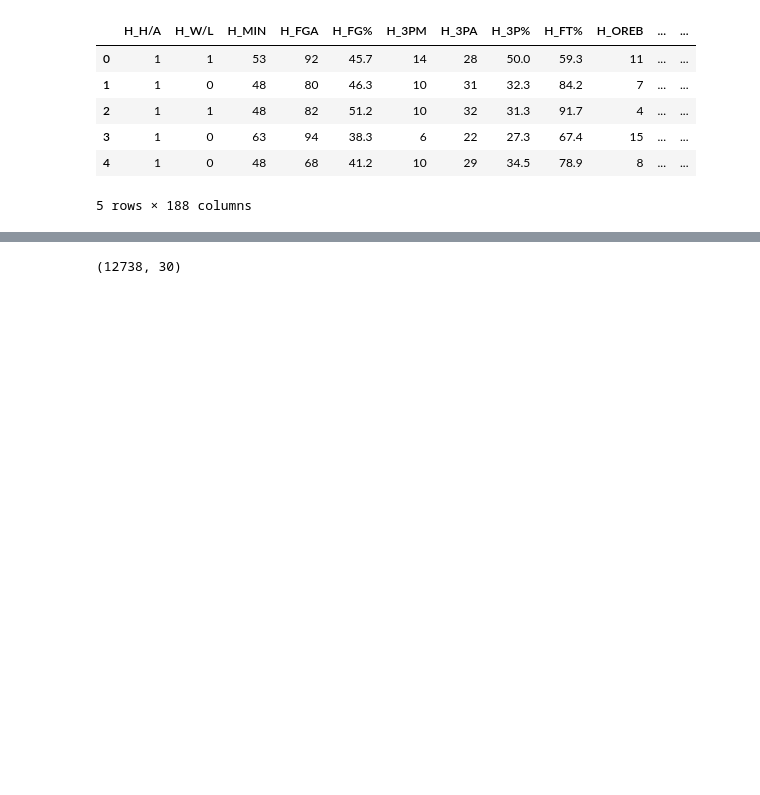
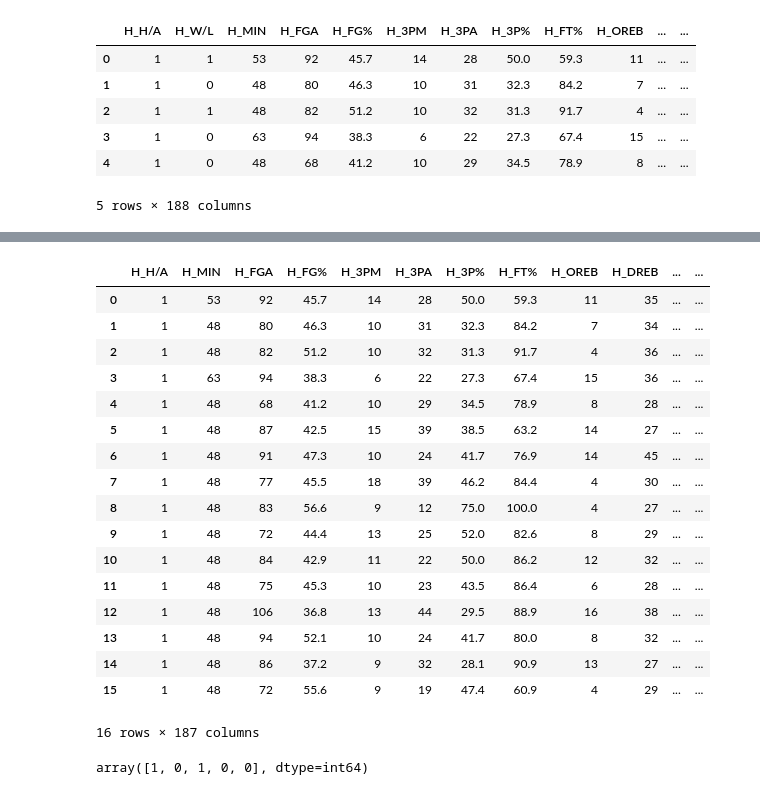
Before and after one commit to lchristij/NBA-ML-Project, a Jupyter notebook: lstm_rnn_model.ipynb, the cells around one changed output, grey strips where cells are left out. Saved outputs shown, nothing was run; the diff lists cells and outputs as text; code cells hidden in the pictures; blank space fills up the shorter version.

```diff
--- a/lstm_rnn_model.ipynb
+++ b/lstm_rnn_model.ipynb
@@ -17,7 +17,7 @@ import tensorflow as tf
 
 %matplotlib inline
 # %%
-csv_path = Path('../Project-03/new_teamstats_df.csv')
+csv_path = Path('../Project-03/20210426_teamstats_df.csv')
 teamstats_df = pd.read_csv(csv_path)
 # %%
 teamstats_df = teamstats_df.drop(columns=['Unnamed: 0'])
@@ -75 +78,25 @@ print(teamstats_df.iloc[:,0:30])
+# %%
+# defining 'W/L' column as feature set
+X = teamstats_df.copy()
+X.drop('H_W/L', axis=1, inplace=True)
+X.head(16)
+# %% [output]
+|  | H_H/A | H_MIN | H_FGA | H_FG% | H_3PM | H_3PA | H_3P% | H_FT% | H_OREB | H_DREB | ... | ... |
+| 0 | 1 | 53 | 92 | 45.7 | 14 | 28 | 50.0 | 59.3 | 11 | 35 | ... | ... |
+| 1 | 1 | 48 | 80 | 46.3 | 10 | 31 | 32.3 | 84.2 | 7 | 34 | ... | ... |
+| 2 | 1 | 48 | 82 | 51.2 | 10 | 32 | 31.3 | 91.7 | 4 | 36 | ... | ... |
+| 3 | 1 | 63 | 94 | 38.3 | 6 | 22 | 27.3 | 67.4 | 15 | 36 | ... | ... |
+| 4 | 1 | 48 | 68 | 41.2 | 10 | 29 | 34.5 | 78.9 | 8 | 28 | ... | ... |
+| 5 | 1 | 48 | 87 | 42.5 | 15 | 39 | 38.5 | 63.2 | 14 | 27 | ... | ... |
+| 6 | 1 | 48 | 91 | 47.3 | 10 | 24 | 41.7 | 76.9 | 14 | 45 | ... | ... |
+| 7 | 1 | 48 | 77 | 45.5 | 18 | 39 | 46.2 | 84.4 | 4 | 30 | ... | ... |
+| 8 | 1 | 48 | 83 | 56.6 | 9 | 12 | 75.0 | 100.0 | 4 | 27 | ... | ... |
+| 9 | 1 | 48 | 72 | 44.4 | 13 | 25 | 52.0 | 82.6 | 8 | 29 | ... | ... |
+| 10 | 1 | 48 | 84 | 42.9 | 11 | 22 | 50.0 | 86.2 | 12 | 32 | ... | ... |
+| 11 | 1 | 48 | 75 | 45.3 | 10 | 23 | 43.5 | 86.4 | 6 | 28 | ... | ... |
+| 12 | 1 | 48 | 106 | 36.8 | 13 | 44 | 29.5 | 88.9 | 16 | 38 | ... | ... |
+| 13 | 1 | 48 | 94 | 52.1 | 10 | 24 | 41.7 | 80.0 | 8 | 32 | ... | ... |
+| 14 | 1 | 48 | 86 | 37.2 | 9 | 32 | 28.1 | 90.9 | 13 | 27 | ... | ... |
+| 15 | 1 | 48 | 72 | 55.6 | 9 | 19 | 47.4 | 60.9 | 4 | 29 | ... | ... |
+16 rows × 187 columns
 # %%
@@ -79,4 +105,0 @@ y = teamstats_df["H_W/L"].values
-# %%
-X.shape
-# %% [output]
-(12738, 30)
@@ -83,3 +108,7 @@ X.shape
+# %%
+y[:5]
+# %% [output]
+array([1, 0, 1, 0, 0], dtype=int64)
 # %%
 # Creating training, validation, and testing sets
 from sklearn.model_selection import train_test_split
```
Also changed, not shown: parts of 24 cells of this notebook.
